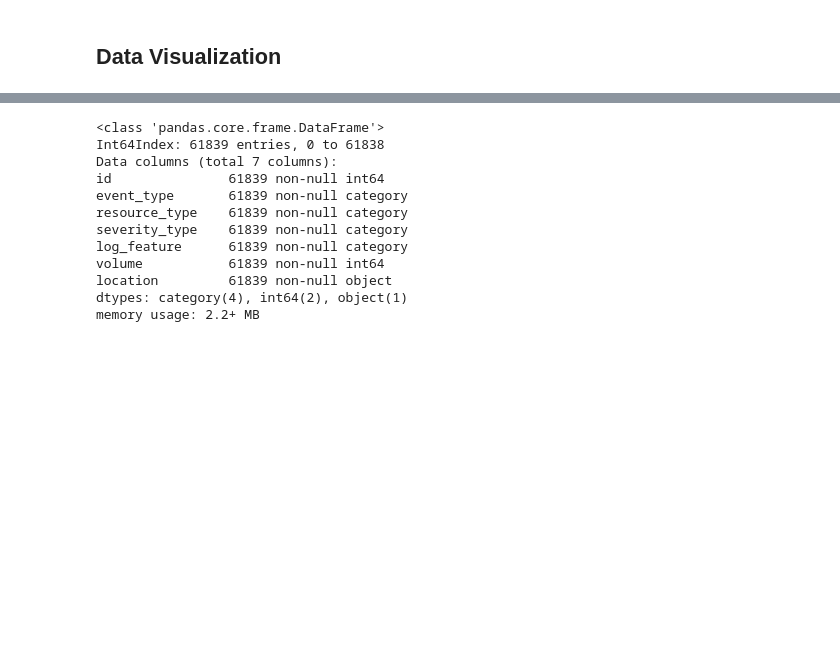
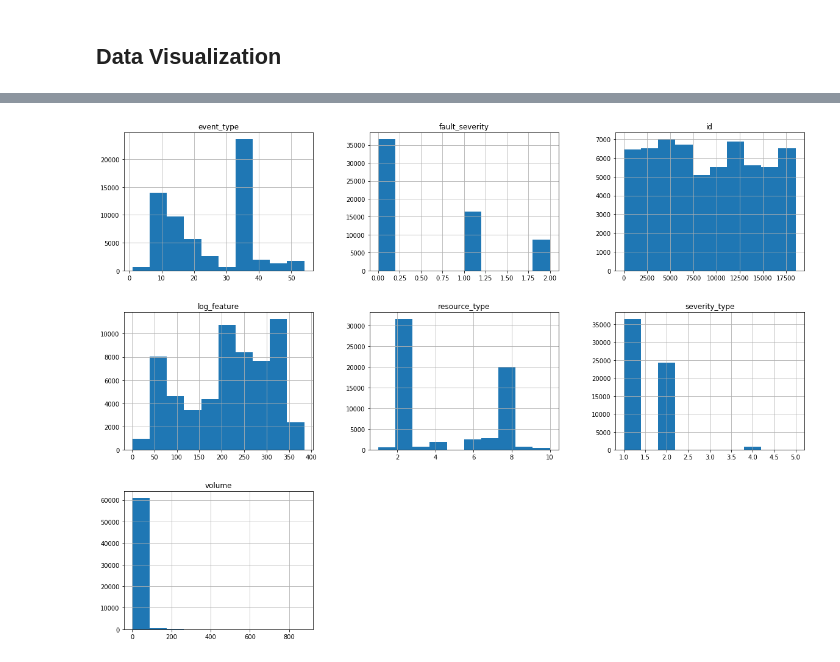
Before and after one commit to kvan493/Service_disruption_Project, a Jupyter notebook: Service_disruption.ipynb, the cells around one changed output, grey strips where cells are left out. Saved outputs shown, nothing was run; the diff lists cells and outputs as text; code cells hidden in the pictures; blank space fills up the shorter version.

```diff
--- a/Service_disruption.ipynb
+++ b/Service_disruption.ipynb
@@ -406 +412,5 @@ sns.pairplot(m3)
+# %%
+df.hist(figsize = (20,15));
+# %% [output]
+[figure, added]
 # %%
@@ -412,16 +418,0 @@ y = train['fault_severity']
-# %%
-df = m3.merge(x, on = 'id')
-df.info()
-# %% [output]
-<class 'pandas.core.frame.DataFrame'>
-Int64Index: 61839 entries, 0 to 61838
-Data columns (total 7 columns):
-id               61839 non-null int64
-event_type       61839 non-null category
-resource_type    61839 non-null category
-severity_type    61839 non-null category
-log_feature      61839 non-null category
-volume           61839 non-null int64
-location         61839 non-null object
-dtypes: category(4), int64(2), object(1)
-memory usage: 2.2+ MB
```
Also changed, not shown: parts of 51 cells of this notebook.
